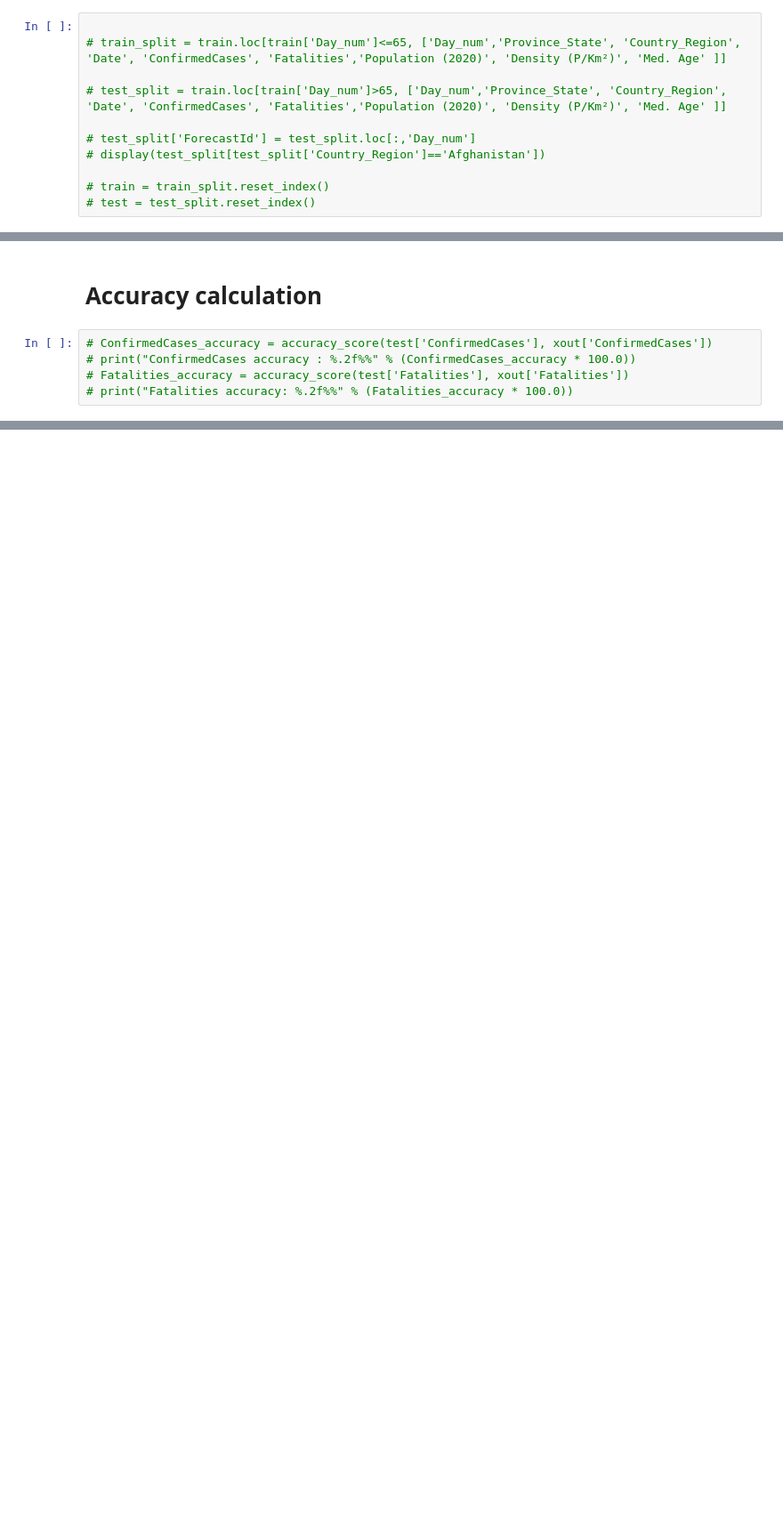
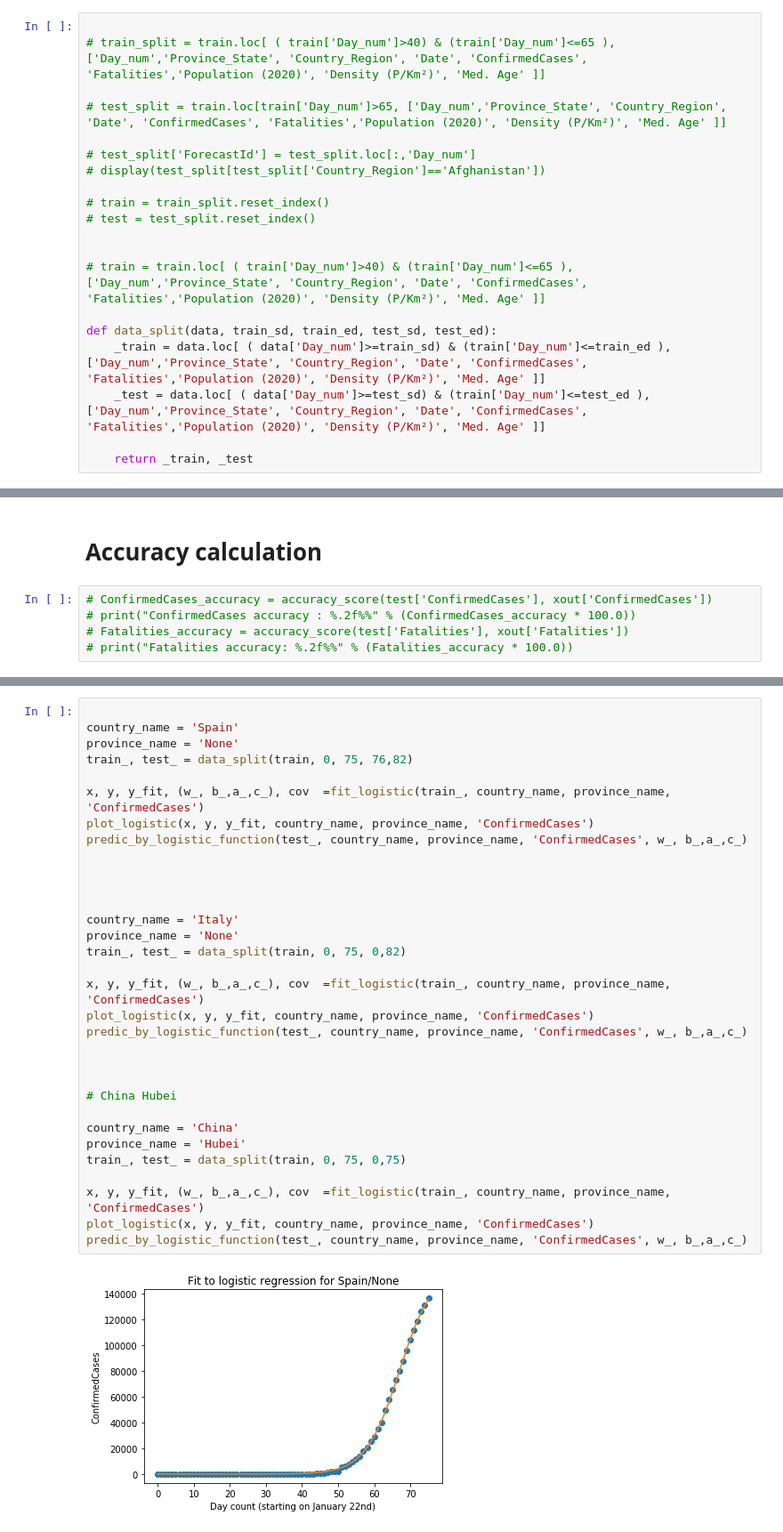
Before and after one commit to tusharghoshbd/covid-19-global-forecast-xgboost, a Jupyter notebook: Covid-19 global forecasting.ipynb, the cells around one changed output, grey strips where cells are left out. Shown: that part at 89% size. Saved outputs shown, nothing was run; the diff lists cells and outputs as text; blank space fills up the shorter version.

Commit message:
implemented the sigmoid function

```diff
--- a/Covid-19 global forecasting.ipynb
+++ b/Covid-19 global forecasting.ipynb
@@ -342,7 +344,7 @@ train_country_total.plot(x = 'Country_Region', y = ["ConfirmedCases","Fatalities
 # split the traing data
 # %%
 
-# train_split = train.loc[train['Day_num']<=65, ['Day_num','Province_State', 'Country_Region', 'Date', 'ConfirmedCases', 'Fatalities','Population (2020)', 'Density (P/Km²)', 'Med. Age' ]]
+# train_split = train.loc[ ( train['Day_num']>40) & (train['Day_num']<=65 ), ['Day_num','Province_State', 'Country_Region', 'Date', 'ConfirmedCases', 'Fatalities','Population (2020)', 'Density (P/Km²)', 'Med. Age' ]]
 
 # test_split = train.loc[train['Day_num']>65, ['Day_num','Province_State', 'Country_Region', 'Date', 'ConfirmedCases', 'Fatalities','Population (2020)', 'Density (P/Km²)', 'Med. Age' ]]
 
@@ -351,6 +353,15 @@ train_country_total.plot(x = 'Country_Region', y = ["ConfirmedCases","Fatalities
 
 # train = train_split.reset_index()
 # test = test_split.reset_index()
+
+
+# train = train.loc[ ( train['Day_num']>40) & (train['Day_num']<=65 ), ['Day_num','Province_State', 'Country_Region', 'Date', 'ConfirmedCases', 'Fatalities','Population (2020)', 'Density (P/Km²)', 'Med. Age' ]]
+
+def data_split(data, train_sd, train_ed, test_sd, test_ed):
+    _train = data.loc[ ( data['Day_num']>=train_sd) & (train['Day_num']<=train_ed ), ['Day_num','Province_State', 'Country_Region', 'Date', 'ConfirmedCases', 'Fatalities','Population (2020)', 'Density (P/Km²)', 'Med. Age' ]]
+    _test = data.loc[ ( data['Day_num']>=test_sd) & (train['Day_num']<=test_ed ), ['Day_num','Province_State', 'Country_Region', 'Date', 'ConfirmedCases', 'Fatalities','Population (2020)', 'Density (P/Km²)', 'Med. Age' ]]
+
+    return _train, _test
 # %% [markdown]
 # Implemented the XGBoost algorithm
 # %%
@@ -473,0 +499,34 @@ xout.to_csv('submission.csv', index=False)
+# %%
+
+country_name = 'Spain'
+province_name = 'None'
+train_, test_ = data_split(train, 0, 75, 76,82)
+
+x, y, y_fit, (w_, b_,a_,c_), cov  =fit_logistic(train_, country_name, province_name, 'ConfirmedCases')
+plot_logistic(x, y, y_fit, country_name, province_name, 'ConfirmedCases')
+predic_by_logistic_function(test_, country_name, province_name, 'ConfirmedCases', w_, b_,a_,c_)
+
+
+
+
+country_name = 'Italy'
+province_name = 'None'
+train_, test_ = data_split(train, 0, 75, 0,82)
+
+x, y, y_fit, (w_, b_,a_,c_), cov  =fit_logistic(train_, country_name, province_name, 'ConfirmedCases')
+plot_logistic(x, y, y_fit, country_name, province_name, 'ConfirmedCases')
+predic_by_logistic_function(test_, country_name, province_name, 'ConfirmedCases', w_, b_,a_,c_)
+
+
+
+# China Hubei
+
+country_name = 'China'
+province_name = 'Hubei'
+train_, test_ = data_split(train, 0, 75, 0,75)
+
+x, y, y_fit, (w_, b_,a_,c_), cov  =fit_logistic(train_, country_name, province_name, 'ConfirmedCases')
+plot_logistic(x, y, y_fit, country_name, province_name, 'ConfirmedCases')
+predic_by_logistic_function(test_, country_name, province_name, 'ConfirmedCases', w_, b_,a_,c_)
+# %% [output]
+[figure, added]
```
Also changed, not shown: parts of 10 cells of this notebook, 1 other file.
